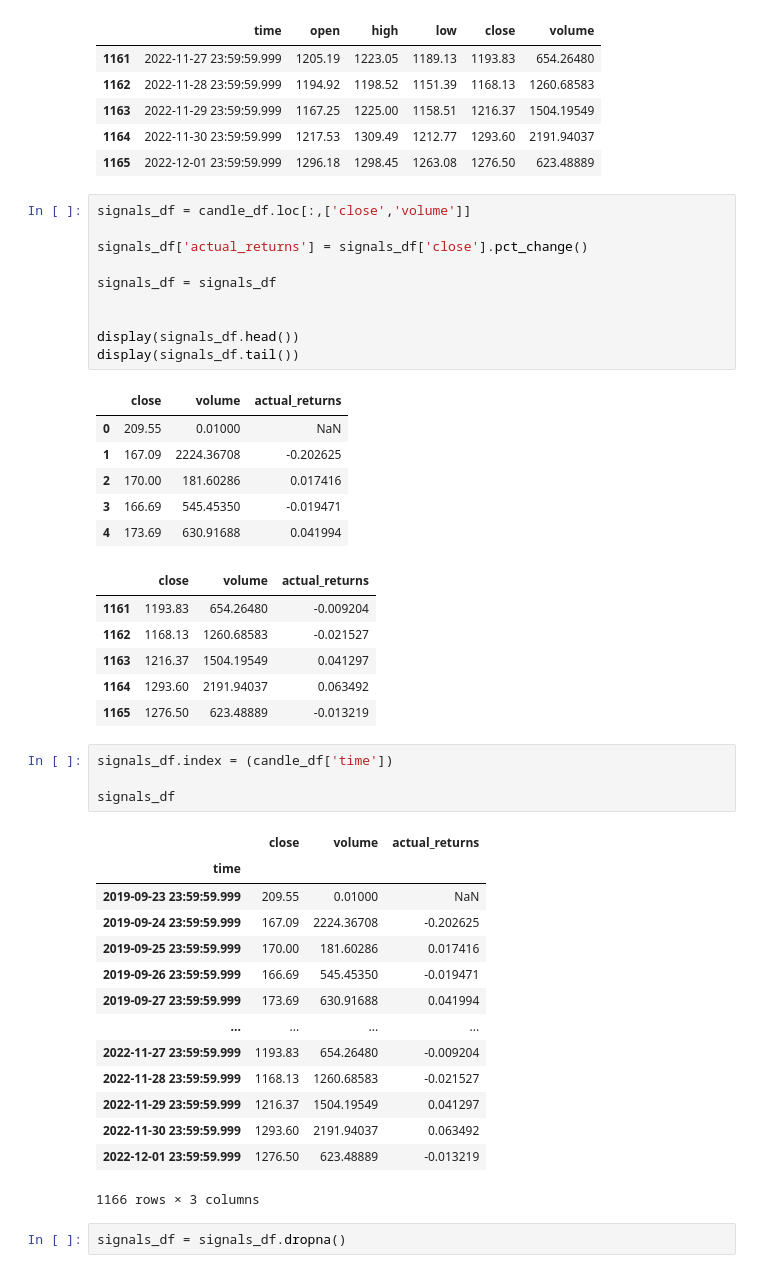
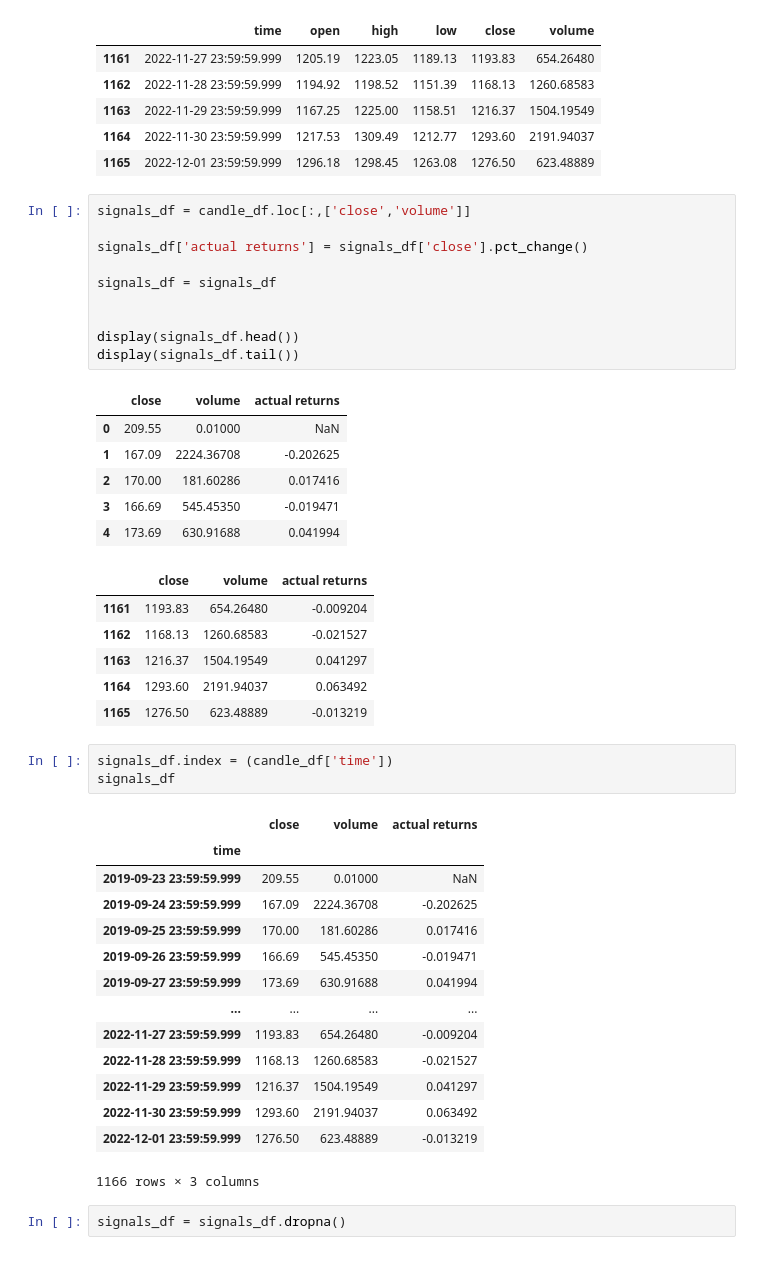
Before and after one commit to jdonnelly0804/project-2, a Jupyter notebook: Resources/Alpha.ipynb, the cells around one changed output. Cells and saved outputs as stored; diff of their text form.

```diff
--- a/Resources/Alpha.ipynb
+++ b/Resources/Alpha.ipynb
@@ -29,21 +30,21 @@ display(candle_df.tail())
 # %%
 signals_df = candle_df.loc[:,['close','volume']]
 
-signals_df['actual_returns'] = signals_df['close'].pct_change()
+signals_df['actual returns'] = signals_df['close'].pct_change()
 
 signals_df = signals_df
 
 
 display(signals_df.head())
 display(signals_df.tail())
 # %% [output]
-|  | close | volume | actual_returns |
+|  | close | volume | actual returns |
 | 0 | 209.55 | 0.01000 | NaN |
 | 1 | 167.09 | 2224.36708 | -0.202625 |
 | 2 | 170.00 | 181.60286 | 0.017416 |
 | 3 | 166.69 | 545.45350 | -0.019471 |
 | 4 | 173.69 | 630.91688 | 0.041994 |
-|  | close | volume | actual_returns |
+|  | close | volume | actual returns |
 | 1161 | 1193.83 | 654.26480 | -0.009204 |
 | 1162 | 1168.13 | 1260.68583 | -0.021527 |
 | 1163 | 1216.37 | 1504.19549 | 0.041297 |
@@ -51,10 +52,9 @@ display(signals_df.tail())
 | 1165 | 1276.50 | 623.48889 | -0.013219 |
 # %%
 signals_df.index = (candle_df['time'])
-
 signals_df
 # %% [output]
-|  | close | volume | actual_returns |
+|  | close | volume | actual returns |
 | time |  |  |  |
 | 2019-09-23 23:59:59.999 | 209.55 | 0.01000 | NaN |
 | 2019-09-24 23:59:59.999 | 167.09 | 2224.36708 | -0.202625 |
```
Also changed, not shown: parts of 47 cells of this notebook.
